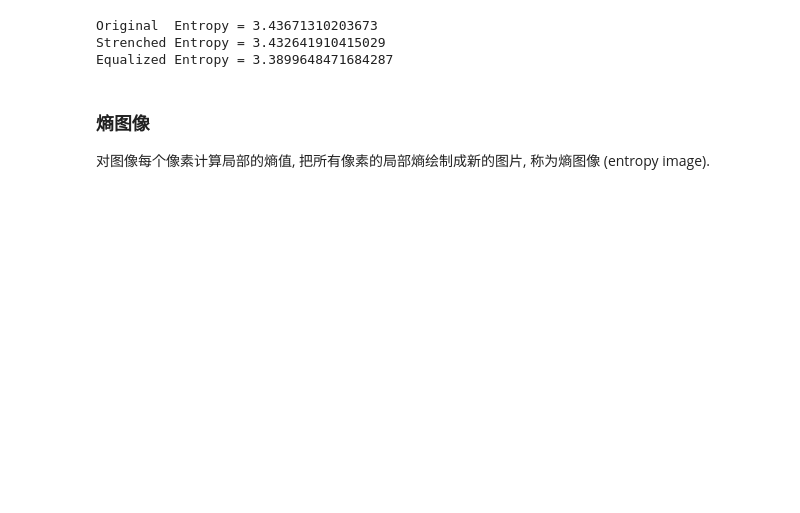
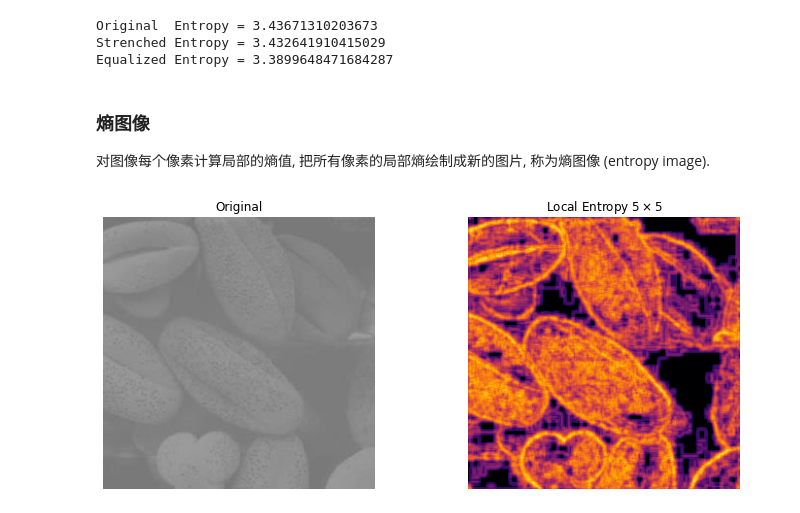
Before and after one commit to ForeverHaibara/Fudan-Courses, a Jupyter notebook: 图像处理与数据可视化/03 图像灰度值变换.ipynb, the cells around one changed output. Cells and saved outputs as stored; diff of their text form; code cells hidden in the pictures; blank space fills up the shorter version.

```diff
--- a/图像处理与数据可视化/03 图像灰度值变换.ipynb
+++ b/图像处理与数据可视化/03 图像灰度值变换.ipynb
@@ -111,7 +179,7 @@ from matplotlib import pyplot as plt
 import numpy as np
 from PIL import Image
 import os
-cdf = lambda x: np.array([np.sum(x <= i) for i in range(255)]) / x.size
+cdf = lambda x: np.array([np.sum(x <= i) for i in range(256)]) / x.size
 pdf = lambda x: np.diff(cdf(x), prepend = 0)
 def entropy(img):
     pdf_ = pdf(img)
@@ -129,3 +197,73 @@ Equalized Entropy = 3.3899648471684287
 ### 熵图像
 
 对图像每个像素计算局部的熵值, 把所有像素的局部熵绘制成新的图片, 称为熵图像 (entropy image).
+# %%
+from matplotlib import pyplot as plt
+import numpy as np
+from PIL import Image
+import os
+img = np.array(Image.open(os.path.join(os.getcwd(), 'pics\\cells.png')).convert('L'))
+def LocalEntropy(img: np.ndarray, kernel_size: int = 5) -> np.ndarray:
+    histogram = np.zeros(256)
+    # pad the image to handle the border
+    img = np.pad(img, kernel_size//2, 'edge')
+    entropy = np.zeros_like(img, dtype='float')
+    def entropy_of_hist(histogram, s):
+        prob = histogram / s
+        prob = np.where(histogram == 0, 1, prob)
+        return -np.dot(prob, np.log(prob))
+
+    def LocalEntropyZ(img, histogram, k, entropy):
+        n = k // 2 # k is the kernel size while n is half the kernel size
+        # begin with the topleft corner
+        for i in range(k):
+            for j in range(k):
+                histogram[img[i,j]] += 1
+        entropy[n,n] = entropy_of_hist(histogram, k*k)
+
+        j = n # the center
+        dj = 1 # when dj = 1, the kernel moves from left to right; while dj = -1, vise versa
+        for h in range(n, img.shape[0] - n):
+            for _ in range(img.shape[1] - k - 1):
+                # move kernel horizontally
+                j += dj
+                for i in range(h-n, h+n+1):
+                    histogram[img[i,j+n*dj]] += 1
+                    histogram[img[i,j-n*dj-dj]] -= 1
+
+                entropy[h,j] = entropy_of_hist(histogram, k*k)
+
+            # move down to a new line
+            if h + n + 1 < img.shape[0]:
+                dj = -dj # alter direction
+                for l in range(j-n,j+n+1):
+                    histogram[img[h-n,l]] -= 1
+                    histogram[img[h+n+1,l]] += 1
+                entropy[h+1, j] = entropy_of_hist(histogram, k*k)
+
+    try:
+        from numba import njit
+        entropy_of_hist = njit(entropy_of_hist, cache = True)
+        LocalEntropyZ = njit(LocalEntropyZ, cache = True)
+    except: pass
+    LocalEntropyZ(img, histogram, kernel_size, entropy)
+
+    # crop the equalization
+    entropy = entropy[kernel_size//2:-kernel_size//2, kernel_size//2:-kernel_size//2]
+
+    # scale
+    return entropy
+
+
+img_entropy = LocalEntropy(img, kernel_size = 5)
+plt.figure(figsize = (12, 5))
+for i, _img_, title, color, min_, max_ in zip(
+    (1,2), (img, img_entropy), ('Original','Local Entropy $5\\times 5$'), ('gray', 'inferno'),
+    (0, 0), (255, 3.2)):
+    plt.subplot(1,2,i)
+    plt.imshow(_img_, cmap = color, vmin = min_, vmax = max_)
+    plt.title(title)
+    plt.axis('off')
+plt.show()
+# %% [output]
+[figure, added]
```
Also changed, not shown: parts of 7 cells of this notebook, 2 other files.
